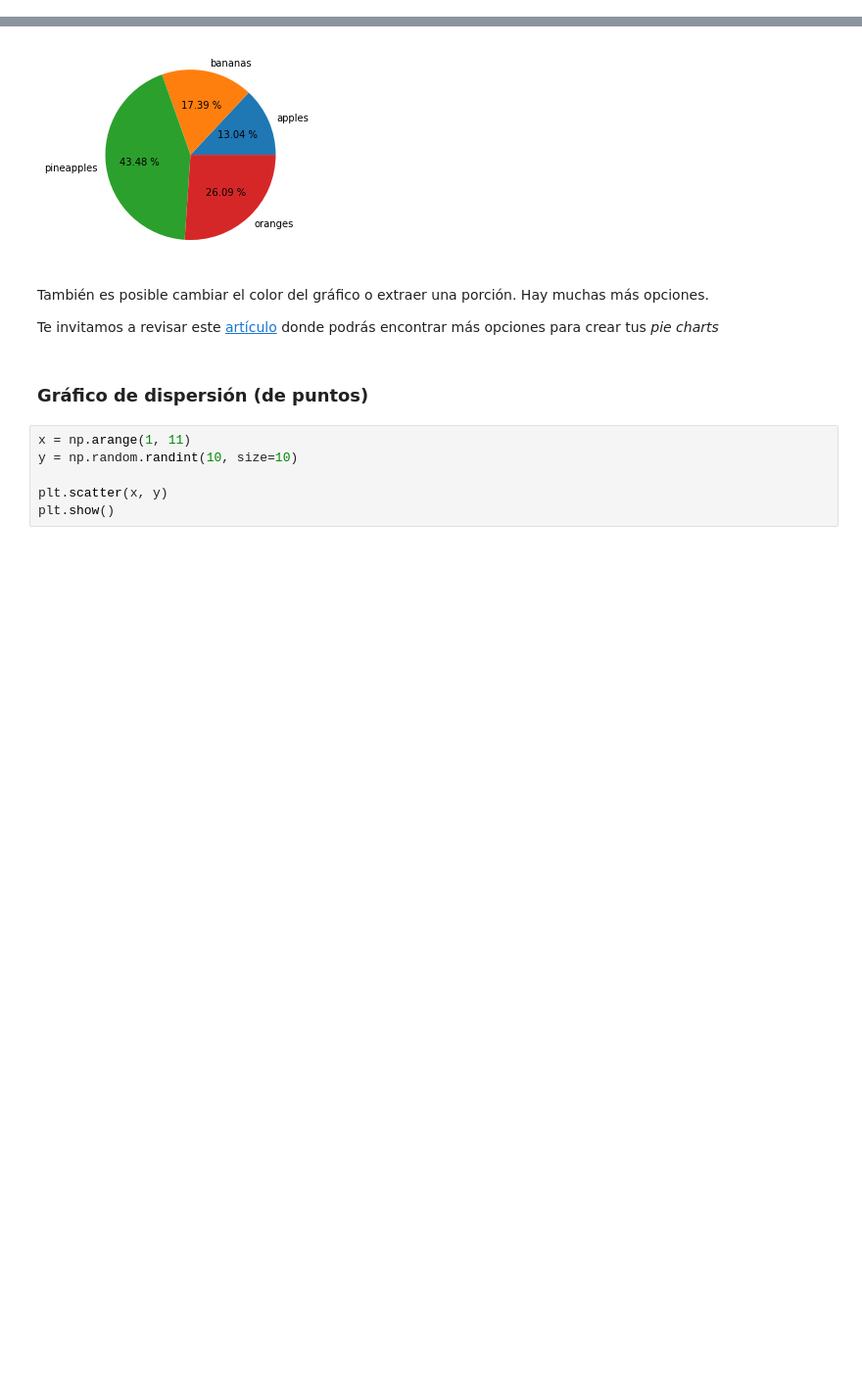
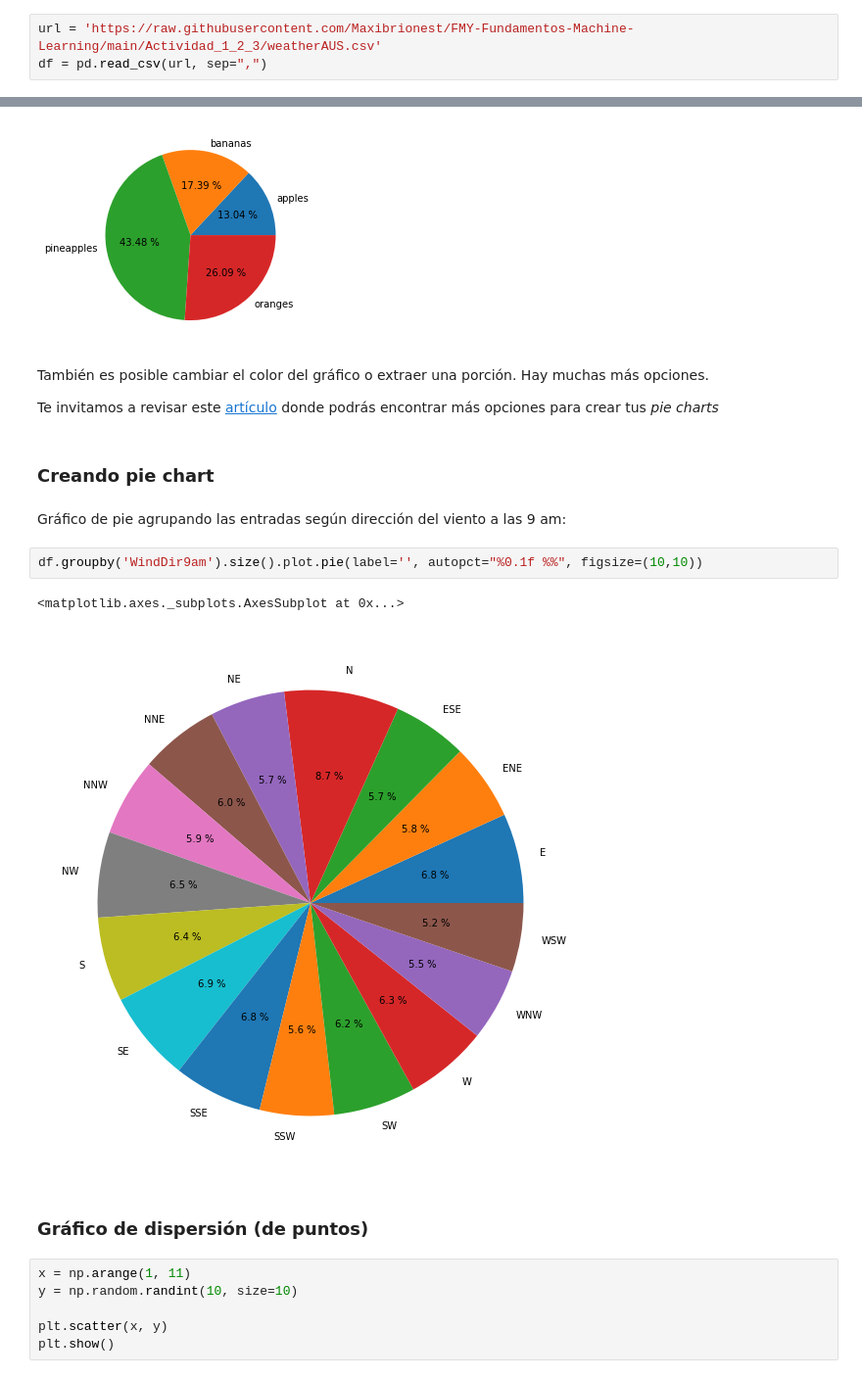
Before and after one commit to Maxibrionest/FMY-1.1.2, a Jupyter notebook: Actividad_1_2_3/1_2_3_Tutorial_herramientas_para_el_taller.ipynb, the cells around one changed output, grey strips where cells are left out. Shown at 98% size. Saved outputs shown, nothing was run; the diff lists cells and outputs as text; blank space fills up the shorter version.

```diff
--- a/Actividad_1_2_3/1_2_3_Tutorial_herramientas_para_el_taller.ipynb
+++ b/Actividad_1_2_3/1_2_3_Tutorial_herramientas_para_el_taller.ipynb
@@ -90,0 +95,3 @@ df.sample(7)
+# %%
+url = 'https://raw.githubusercontent.com/Maxibrionest/FMY-Fundamentos-Machine-Learning/main/Actividad_1_2_3/weatherAUS.csv'
+df = pd.read_csv(url, sep=",")
@@ -122,6 +158,15 @@ plt.pie(fruits, labels = names, autopct="%0.2f %%")
 También es posible cambiar el color del gráfico o extraer una porción. Hay muchas más opciones.
 
 Te invitamos a revisar este [artículo](https://numython.github.io/posts/graficas-de-pastel-con-matplotlib/) donde podrás encontrar más opciones para crear tus *pie charts*
+# %% [markdown]
+### Creando pie chart
+# %% [markdown]
+Gráfico de pie agrupando las entradas según dirección del viento a las 9 am:
+# %%
+df.groupby('WindDir9am').size().plot.pie(label='', autopct="%0.1f %%", figsize=(10,10))
+# %% [output]
+<matplotlib.axes._subplots.AxesSubplot at 0x...>
+[figure, added]
 # %% [markdown]
 ### Gráfico de dispersión (de puntos)
 # %%
```
Also changed, not shown: parts of 12 cells of this notebook.
